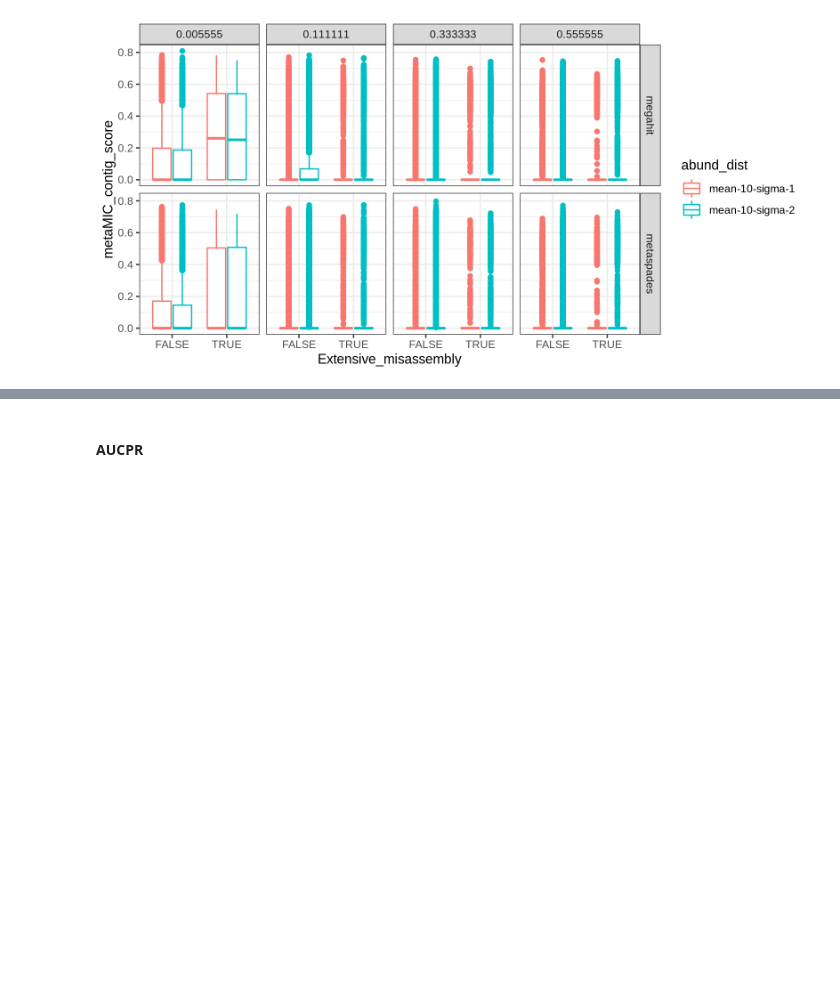
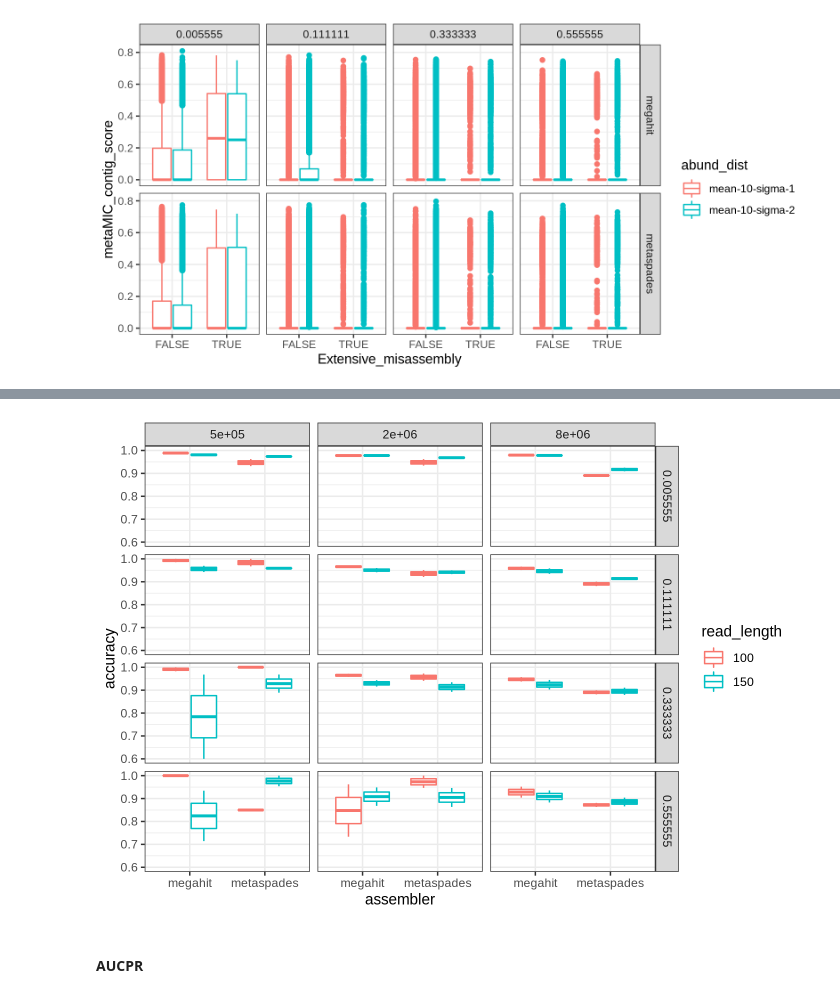
Before and after one commit to leylabmpi/resmico, a Jupyter notebook: notebooks/01_resmico-sm/02_GTDBr89_n9k-rand/01_train.ipynb, the cells around one changed output, grey strips where cells are left out. Cells and saved outputs as stored; diff of their text form; code cells hidden in the pictures; blank space fills up the shorter version.

```diff
--- a/notebooks/01_resmico-sm/02_GTDBr89_n9k-rand/01_train.ipynb
+++ b/notebooks/01_resmico-sm/02_GTDBr89_n9k-rand/01_train.ipynb
@@ -425,0 +495,7 @@ plot(p)
+# %%
+# accuracy
+mMIC_ss = mMIC_s %>%
+    summarize.(accuracy = (TP + TN) / (TP + TN + FP + FN),
+               .by=c(assembler, richness, abund_dist,
+                     sim_rep, read_length, seq_depth))
+mMIC_ss
@@ -426,3 +511,16 @@ plot(p)
+# %%
+# calculations
+p = mMIC_ss %>%
+    filter.(sim_rep == 1) %>%
+    mutate.(seq_depth = seq_depth %>% as.Num) %>%
+    ggplot(aes(assembler, accuracy, color=read_length)) +
+    geom_boxplot() +
+    facet_grid(richness ~ seq_depth) +
+    theme_bw()
+p.dims(7,5)
+plot(p)
+# %% [output]
+[figure, added]
 # %% [markdown]
 #### AUCPR
 # %%
```
Also changed, not shown: parts of 9 cells of this notebook, 8 other files.
